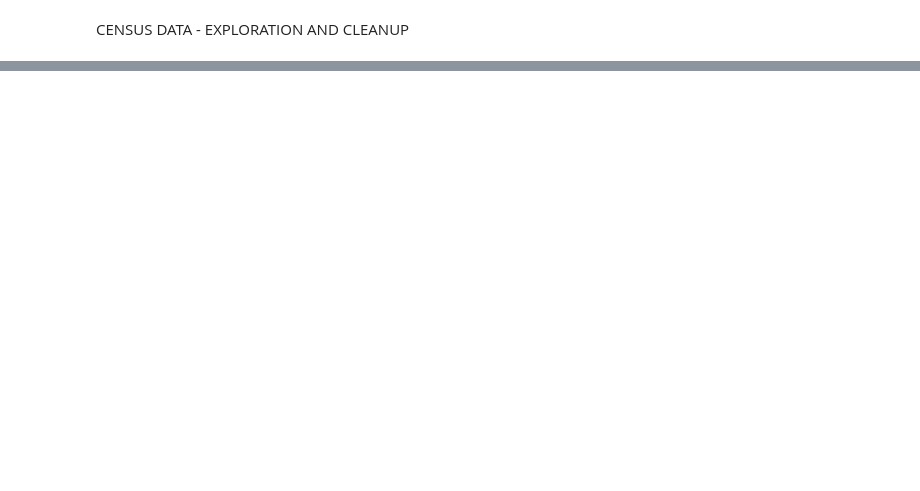
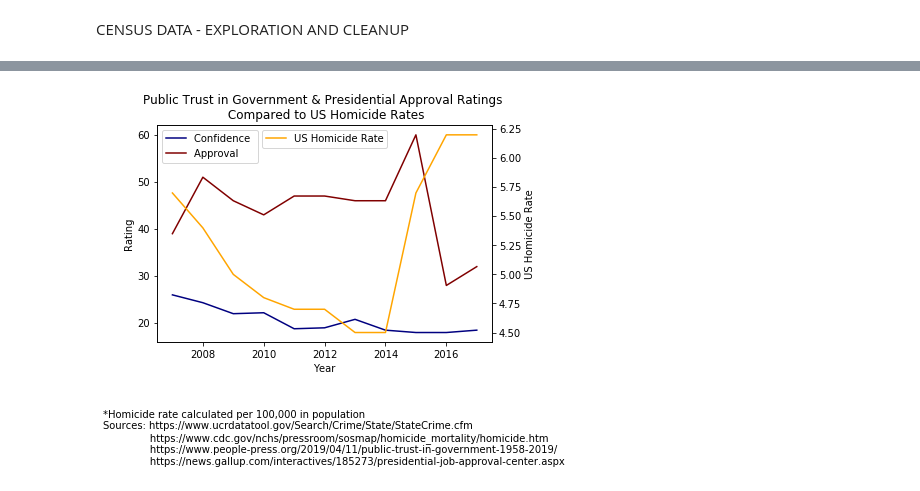
Before and after one commit to stace2775/07-Group_Project_1, a Jupyter notebook: GROUP_2_DATA_EXPLORATION_AND_CLEANUP.ipynb, the cells around one changed output, grey strips where cells are left out. Drawn from its saved outputs; the diff is of its cells as text; code cells hidden in the pictures; blank space fills up the shorter version.

```diff
--- a/GROUP_2_DATA_EXPLORATION_AND_CLEANUP.ipynb
+++ b/GROUP_2_DATA_EXPLORATION_AND_CLEANUP.ipynb
@@ -766,0 +916,34 @@ ses_mr_2017.head()
+# %%
+#Plotting Ratings vs Homicide Rates
+
+x=us_rates["Year"]
+conf=confidence_grouped["Moving Average"]
+app= approval["Rating"]
+rates=us_rates["United States-Total"]
+
+fig, ax1 = plt.subplots()
+
+
+ax1.plot(x, conf, color='navy', label="Confidence ")
+ax1.plot(x, app, color='maroon', label="Approval ")
+ax1.set_ylabel('Rating')
+
+ax2=ax1.twinx()
+ax2.plot(x, rates, color="orange", label="US Homicide Rate")
+ax2.set_ylabel('US Homicide Rate')
+ax1.set_xlabel('Year')
+
+ax1.legend()
+ax2.legend(loc="upper center")
+
+plt.title("Public Trust in Government & Presidential Approval Ratings \n Compared to US Homicide Rates")
+plt.figtext(0, -.3, '*Homicide rate calculated per 100,000 in population \n' \
+            'Sources: https://www.ucrdatatool.gov/Search/Crime/State/StateCrime.cfm \n'\
+            '               https://www.cdc.gov/nchs/pressroom/sosmap/homicide_mortality/homicide.htm \n' \
+            '               https://www.people-press.org/2019/04/11/public-trust-in-government-1958-2019/ \n'\
+            '               https://news.gallup.com/interactives/185273/presidential-job-approval-center.aspx', \
+            horizontalalignment='left')
+
+plt.savefig("Images/Public_Opinion_V_Rates.png", bbox_inches='tight', pad_inches=1)
+# %% [output]
+[figure, added]
```
Also changed, not shown: parts of 34 cells of this notebook, 13 other files.
